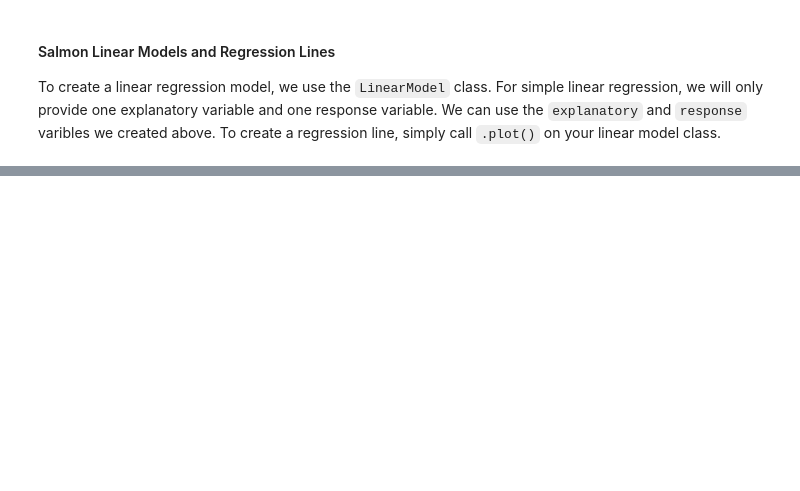
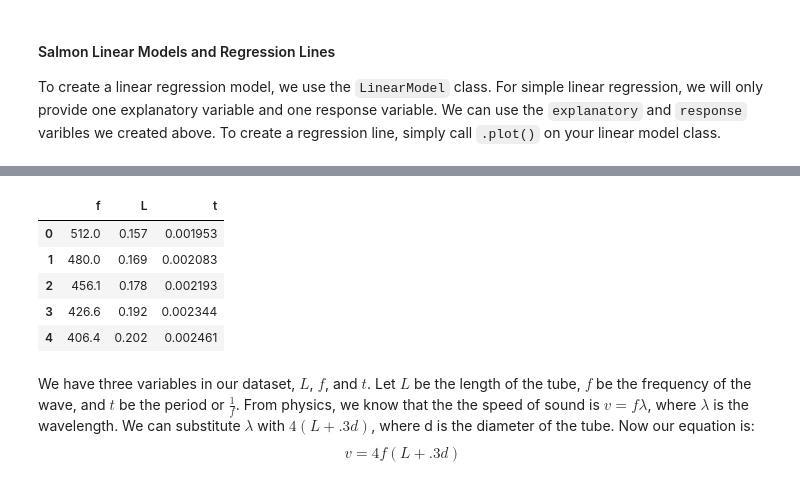
Before and after one commit to nicholasrusso/russoStat400, a Jupyter notebook: chapter1.ipynb, the cells around one changed output, grey strips where cells are left out. Drawn from its saved outputs; the diff is of its cells as text; code cells hidden in the pictures; blank space fills up the shorter version.

```diff
--- a/chapter1.ipynb
+++ b/chapter1.ipynb
@@ -138,0 +142,12 @@ From the regression line, we can visualize that frequency and the length of the
+# %%
+data.head()
+# %% [output]
+|  | f | L | t |
+| 0 | 512.0 | 0.157 | 0.001953 |
+| 1 | 480.0 | 0.169 | 0.002083 |
+| 2 | 456.1 | 0.178 | 0.002193 |
+| 3 | 426.6 | 0.192 | 0.002344 |
+| 4 | 406.4 | 0.202 | 0.002461 |
+# %% [markdown]
+We have three variables in our dataset, $L$, $f$, and $t$. Let $L$ be the length of the tube, $f$ be the frequency of the wave, and $t$ be the period or $\frac{1}{f}$. From physics, we know that the the speed of sound is $v = f\lambda$, where $\lambda$ is the wavelength. We can substitute $\lambda$ with $4(L + .3d)$, where d is the diameter of the tube. Now our equation is:
+$$v = 4f(L + .3d)$$
```
Also changed, not shown: parts of 14 cells of this notebook.
